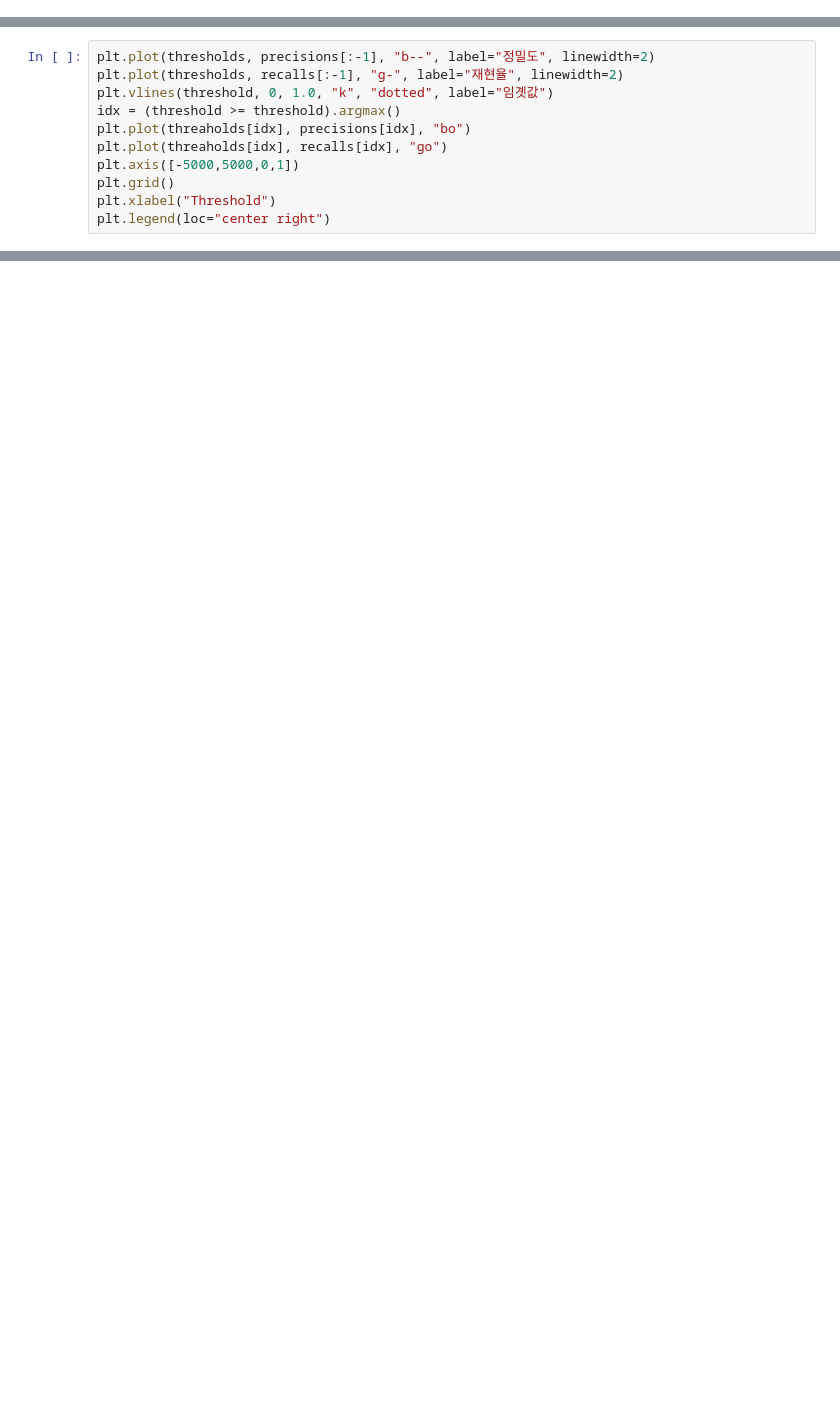
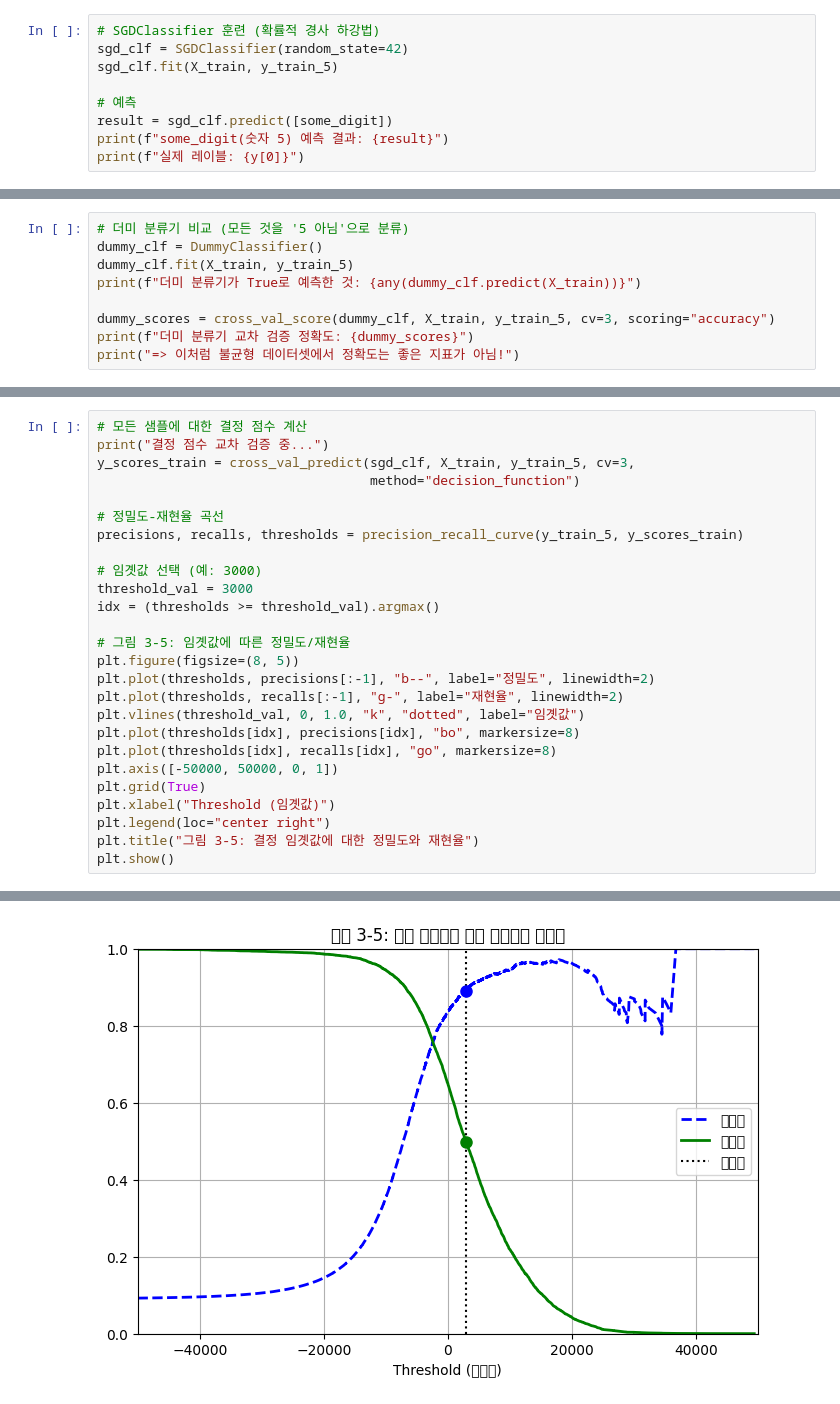
Before and after one commit to seeuni0320/AI-ML, a Jupyter notebook: Week4.ipynb, the cells around one changed output, grey strips where cells are left out. Drawn from its saved outputs; the diff is of its cells as text; blank space fills up the shorter version.

```diff
--- a/Week4.ipynb
+++ b/Week4.ipynb
@@ -2,0 +130,9 @@
+# %%
+# SGDClassifier 훈련 (확률적 경사 하강법)
+sgd_clf = SGDClassifier(random_state=42)
+sgd_clf.fit(X_train, y_train_5)
+
+# 예측
+result = sgd_clf.predict([some_digit])
+print(f"some_digit(숫자 5) 예측 결과: {result}")
+print(f"실제 레이블: {y[0]}")
@@ -2,0 +157,9 @@
+# %%
+# 더미 분류기 비교 (모든 것을 '5 아님'으로 분류)
+dummy_clf = DummyClassifier()
+dummy_clf.fit(X_train, y_train_5)
+print(f"더미 분류기가 True로 예측한 것: {any(dummy_clf.predict(X_train))}")
+
+dummy_scores = cross_val_score(dummy_clf, X_train, y_train_5, cv=3, scoring="accuracy")
+print(f"더미 분류기 교차 검증 정확도: {dummy_scores}")
+print("=> 이처럼 불균형 데이터셋에서 정확도는 좋은 지표가 아님!")
@@ -3,11 +261,27 @@
 # %%
+# 모든 샘플에 대한 결정 점수 계산
+print("결정 점수 교차 검증 중...")
+y_scores_train = cross_val_predict(sgd_clf, X_train, y_train_5, cv=3,
+                                   method="decision_function")
+
+# 정밀도-재현율 곡선
+precisions, recalls, thresholds = precision_recall_curve(y_train_5, y_scores_train)
+
+# 임곗값 선택 (예: 3000)
+threshold_val = 3000
+idx = (thresholds >= threshold_val).argmax()
+
+# 그림 3-5: 임곗값에 따른 정밀도/재현율
+plt.figure(figsize=(8, 5))
 plt.plot(thresholds, precisions[:-1], "b--", label="정밀도", linewidth=2)
 plt.plot(thresholds, recalls[:-1], "g-", label="재현율", linewidth=2)
-plt.vlines(threshold, 0, 1.0, "k", "dotted", label="임곗값")
-idx = (threshold >= threshold).argmax()
-plt.plot(threaholds[idx], precisions[idx], "bo")
-plt.plot(threaholds[idx], recalls[idx], "go")
-plt.axis([-5000,5000,0,1])
-plt.grid()
-plt.xlabel("Threshold")
+plt.vlines(threshold_val, 0, 1.0, "k", "dotted", label="임곗값")
+plt.plot(thresholds[idx], precisions[idx], "bo", markersize=8)
+plt.plot(thresholds[idx], recalls[idx], "go", markersize=8)
+plt.axis([-50000, 50000, 0, 1])
+plt.grid(True)
+plt.xlabel("Threshold (임곗값)")
 plt.legend(loc="center right")
+plt.title("그림 3-5: 결정 임곗값에 대한 정밀도와 재현율")
+plt.show()
+# %% [output]
@@ -13,0 +289 @@ plt.legend(loc="center right")
+[figure, added]
```
Also changed, not shown: parts of 51 cells of this notebook.
